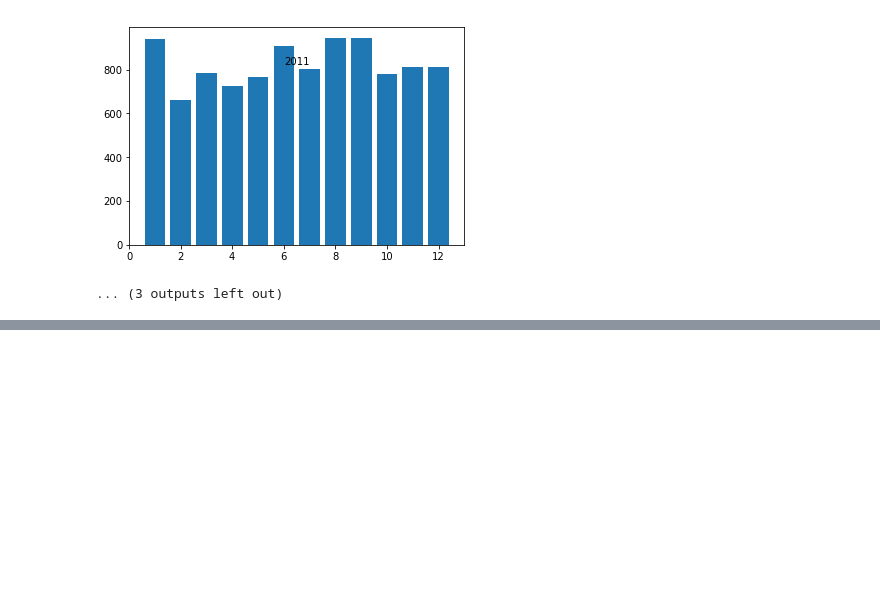
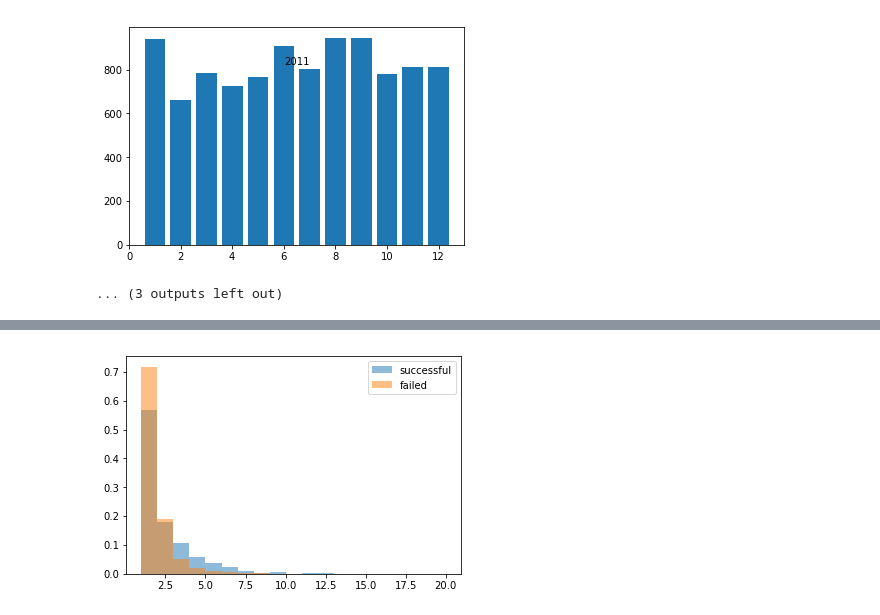
Before and after one commit to saichowdaryg/ECE143project, a Jupyter notebook: Final.ipynb, the cells around one changed output, grey strips where cells are left out. Saved outputs shown, nothing was run; the diff lists cells and outputs as text; code cells hidden in the pictures; blank space fills up the shorter version.

```diff
--- a/Final.ipynb
+++ b/Final.ipynb
@@ -521,0 +530,18 @@ plot_choropleth(state_data('company_state_code',investments),'2014 US New Startu
+# %%
+s_fr=df[(df['status']=='operating')& (df['founding_year']<2011)&(df['founding_year']>2004)]['funding_rounds'].tolist()
+# %%
+f_fr=df[(df['status']=='closed')& (df['founding_year']<2011)&(df['founding_year']>2004)]['funding_rounds'].tolist()
+# %%
+import random
+import numpy
+from matplotlib import pyplot
+
+
+bins = numpy.linspace(1, 20, 20)
+
+pyplot.hist(s_fr, bins, alpha=0.5, label='successful', normed=True)
+pyplot.hist(f_fr, bins, alpha=0.5, label='failed', normed=True)
+pyplot.legend(loc='upper right')
+pyplot.show()
+# %% [output]
+[figure, added]
```
Also changed, not shown: parts of 14 cells of this notebook.
